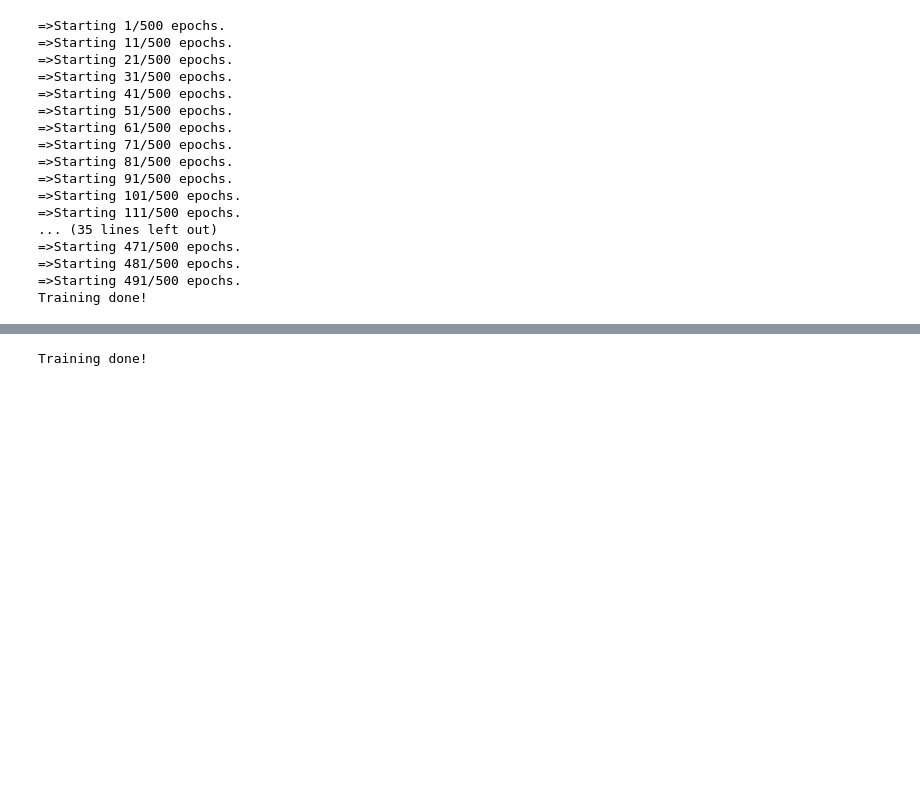
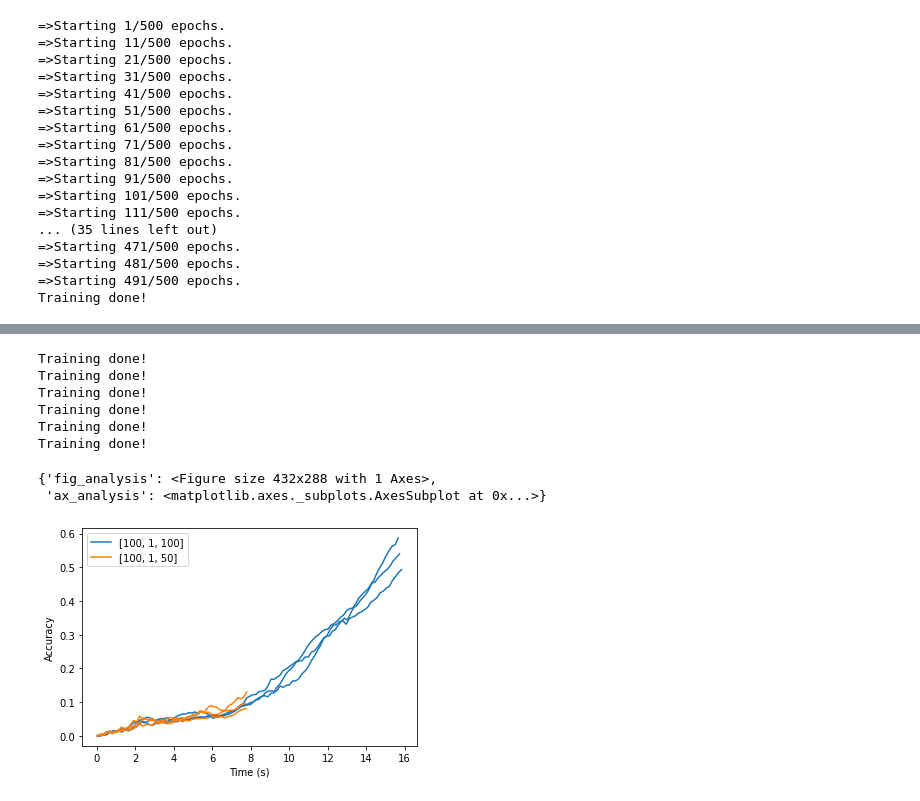
Before and after one commit to NDCMS/NDParticleML, a Jupyter notebook: Learning_x^2+y/Learn x^2+y.ipynb, the cells around one changed output, grey strips where cells are left out. Saved outputs shown, nothing was run; the diff lists cells and outputs as text; code cells hidden in the pictures; blank space fills up the shorter version.

```diff
--- a/Learning_x^2+y/Learn x^2+y.ipynb
+++ b/Learning_x^2+y/Learn x^2+y.ipynb
@@ -111,12 +125,24 @@ graphs['fig_2D_residual'].savefig('2D_residual.pdf')
 graphs['fig_histograms'].savefig('histograms.pdf')
-# %%
-# Analysis
-param_list = [[100, 1, 101]] # [nodes, layers, epochs]
-for i in param_list:
-    model = nnm.create_model(inputs, outputs, i[0], i[1])
-    nnm.train_network(model, i[0], i[1], inputs, outputs, test_inputs, test_outputs, graph_data, analysis_data, batch_size, i[2], False)
-# %% [output]
-Training done!
+# %%
+# Analysis
+param_list = [[100, 1, 100], [100, 1, 50]] # [nodes, layers, epochs]
+trials = 3 # The number of trials for each configuration
+analysis_data = nnm.analyze(param_list, trials, inputs, outputs, test_inputs, test_outputs, batch_size)
+# %% [output]
+Training done!
+Training done!
+Training done!
+Training done!
+Training done!
+Training done!
+# %%
+# Graphing
+analysis_graphs = nnm.new_analysis_graphs()
+nnm.analysis_graphing(analysis_graphs, analysis_data, param_list, trials)
+# %% [output]
+{'fig_analysis': <Figure size 432x288 with 1 Axes>,
+ 'ax_analysis': <matplotlib.axes._subplots.AxesSubplot at 0x...>}
+[figure, added]
 # %%
 # Send data to be displayed
 df = pd.DataFrame(data=analysis_data)
```
Also changed, not shown: parts of 7 cells of this notebook, 1 other file.
